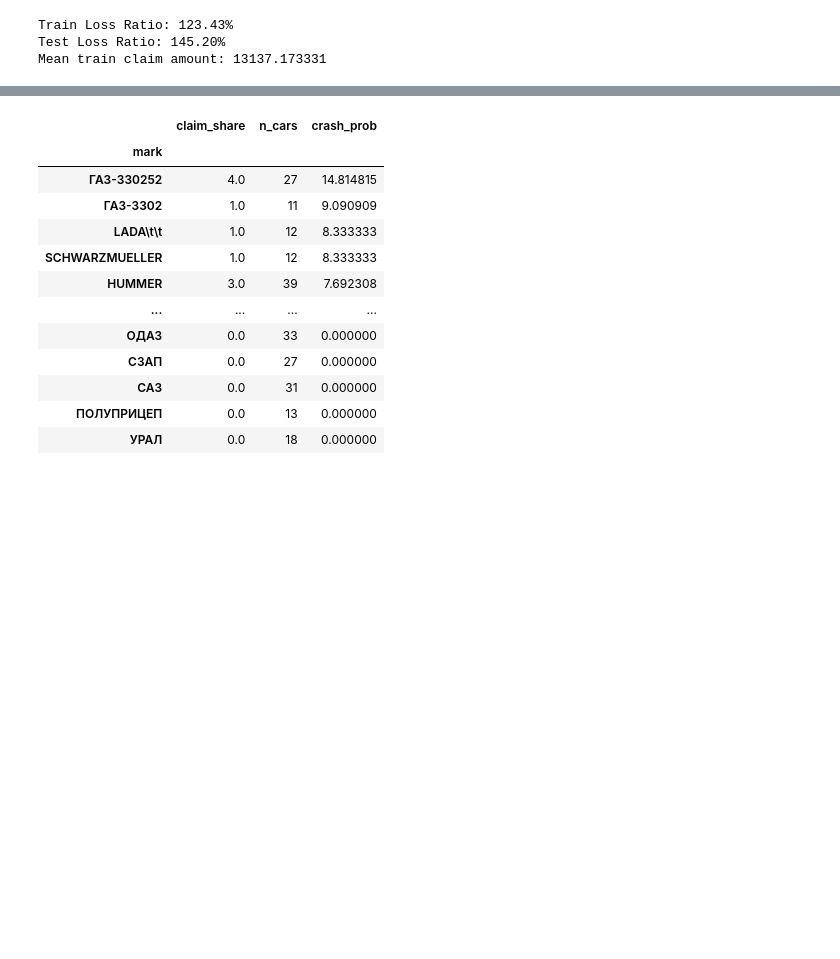
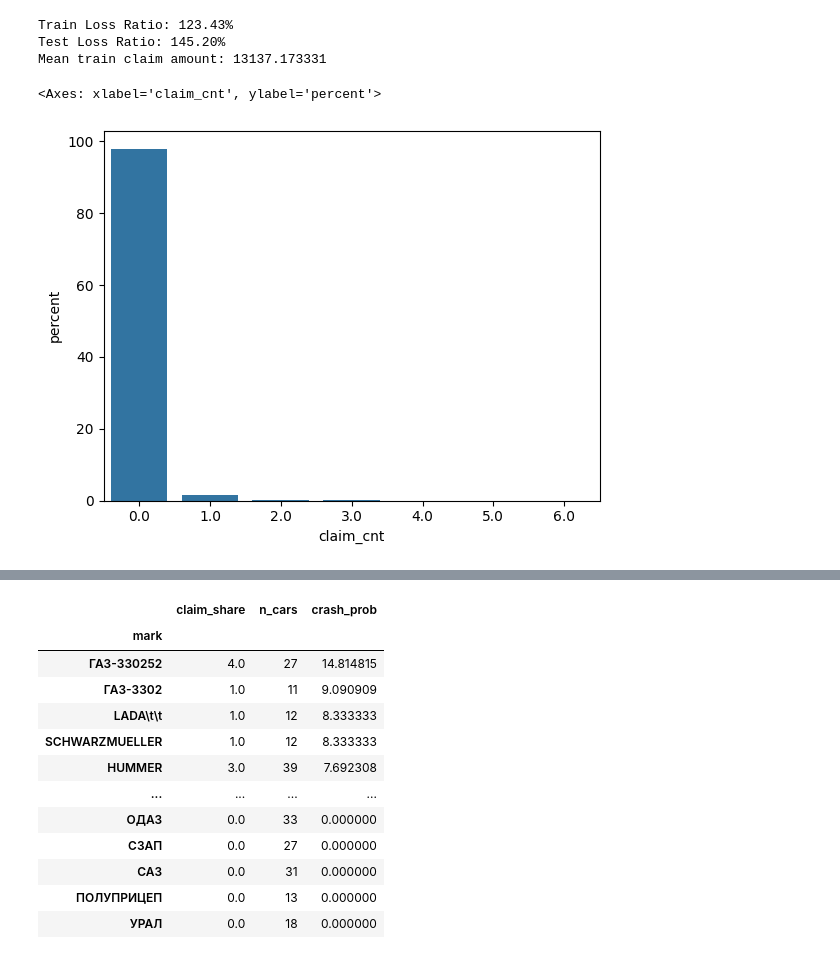
Before and after one commit to EFysl57/risk---, a Jupyter notebook: code.ipynb, the cells around one changed output, grey strips where cells are left out. Drawn from its saved outputs; the diff is of its cells as text; code cells hidden in the pictures; blank space fills up the shorter version.

```diff
--- a/code.ipynb
+++ b/code.ipynb
@@ -162,3 +163,15 @@ print(f"Mean train claim amount: {mean_train_claim:2f}")
 Train Loss Ratio: 123.43%
 Test Loss Ratio: 145.20%
 Mean train claim amount: 13137.173331
+# %%
+pdf = train_dfs['policy']
+pdf['severity'] = np.where(
+    pdf["claim_cnt"] > 0,
+    pdf["claim_amount"] / pdf["claim_cnt"],
+    0
+)
+pdf["log_severity"] = np.log1p(pdf["severity"])
+sns.countplot(pdf, x='claim_cnt', stat='percent')
+# %% [output]
+<Axes: xlabel='claim_cnt', ylabel='percent'>
+[figure, added]
```
Also changed, not shown: parts of 8 cells of this notebook.
